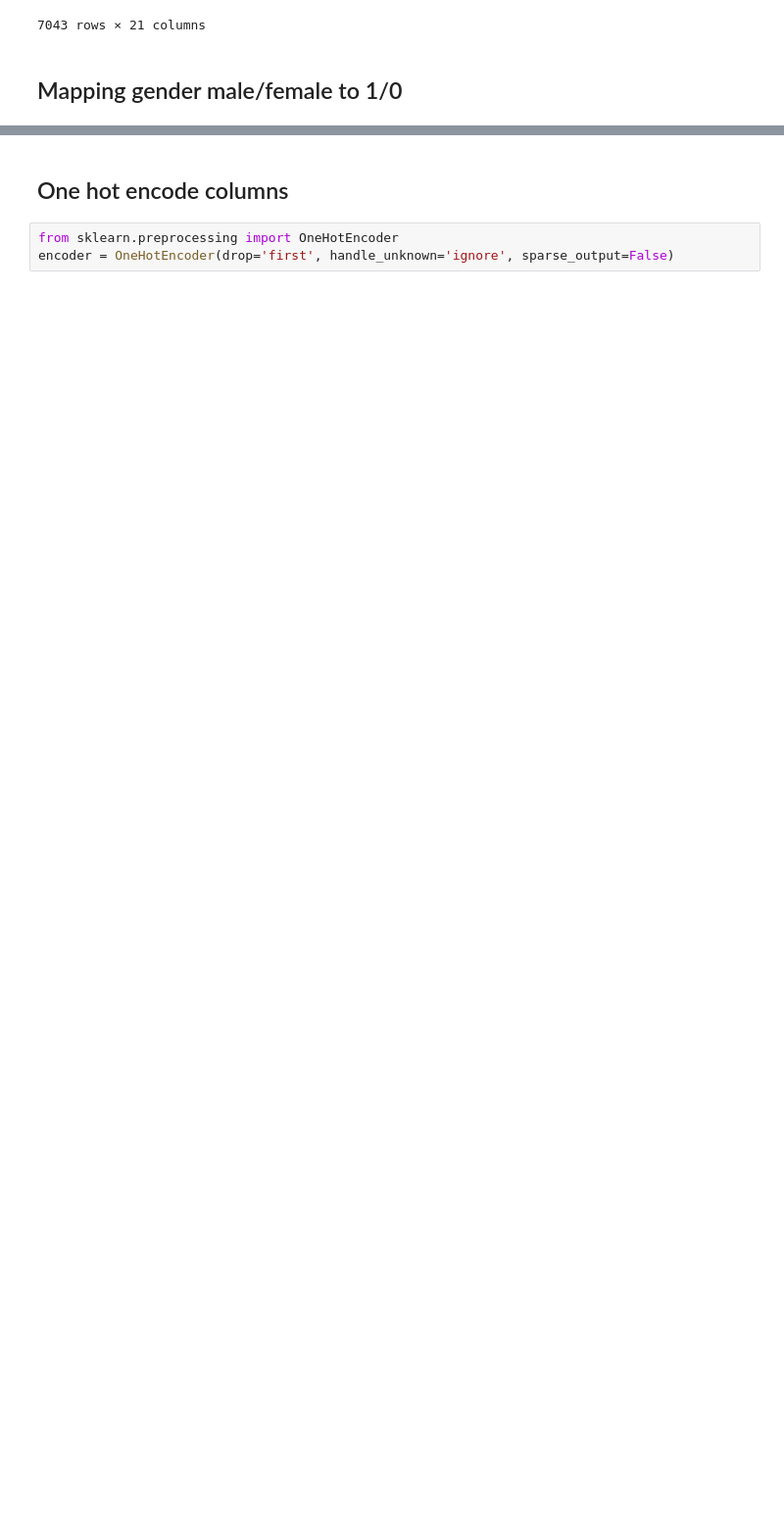
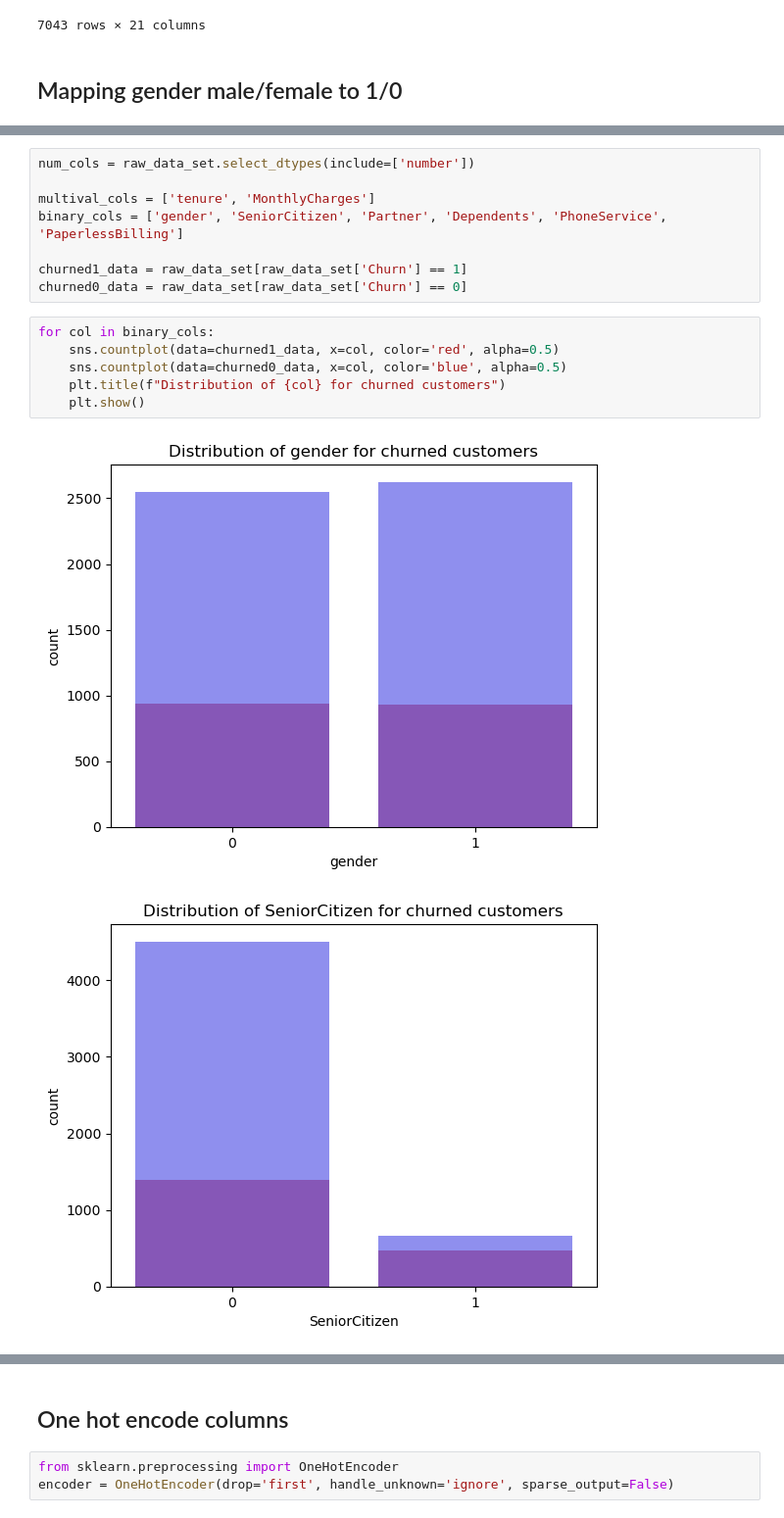
Before and after one commit to Lolit-Bairiganjan/attria, a Jupyter notebook: ml/notebooks/01_data_preprocessing.ipynb, the cells around one changed output, grey strips where cells are left out. Shown at 98% size. Cells and saved outputs as stored; diff of their text form; blank space fills up the shorter version.

```diff
--- a/ml/notebooks/01_data_preprocessing.ipynb
+++ b/ml/notebooks/01_data_preprocessing.ipynb
@@ -136,0 +128,17 @@ raw_data_set
+# %%
+num_cols = raw_data_set.select_dtypes(include=['number'])
+
+multival_cols = ['tenure', 'MonthlyCharges']
+binary_cols = ['gender', 'SeniorCitizen', 'Partner', 'Dependents', 'PhoneService', 'PaperlessBilling']
+
+churned1_data = raw_data_set[raw_data_set['Churn'] == 1]
+churned0_data = raw_data_set[raw_data_set['Churn'] == 0]
+# %%
+for col in binary_cols:
+    sns.countplot(data=churned1_data, x=col, color='red', alpha=0.5)
+    sns.countplot(data=churned0_data, x=col, color='blue', alpha=0.5)
+    plt.title(f"Distribution of {col} for churned customers")
+    plt.show()
+# %% [output]
+[figure, added]
+[figure, added]
```
Also changed, not shown: parts of 8 cells of this notebook.
